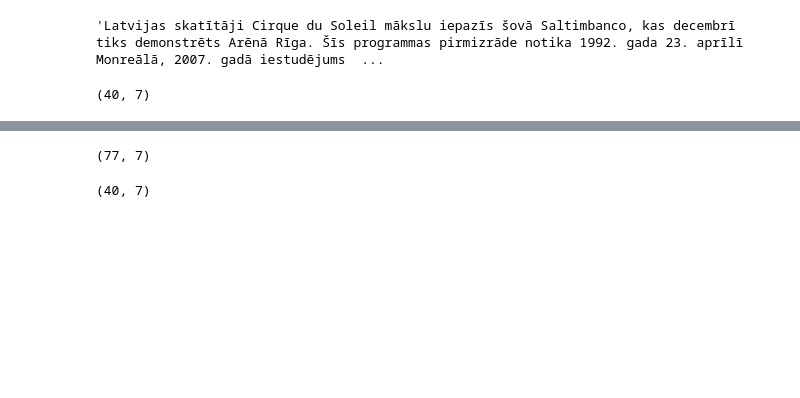
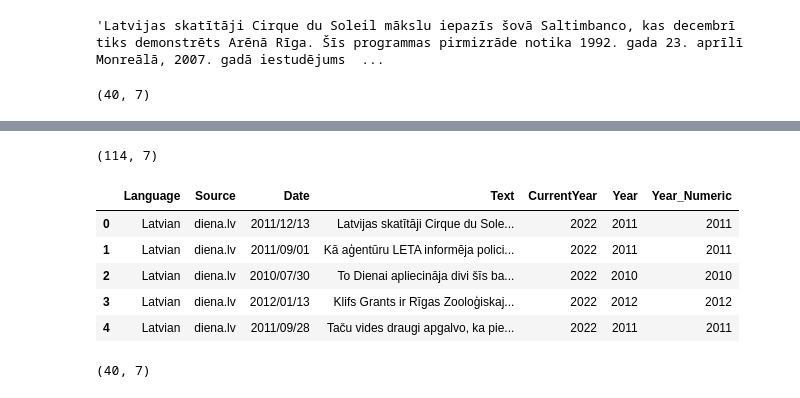
Before and after one commit to ValRCS/BSSDH_22, a Jupyter notebook: notebooks/Filtering Documents with Pandas.ipynb, the cells around one changed output, grey strips where cells are left out. Drawn from its saved outputs; the diff is of its cells as text; code cells hidden in the pictures; blank space fills up the shorter version.

```diff
--- a/notebooks/Filtering Documents with Pandas.ipynb
+++ b/notebooks/Filtering Documents with Pandas.ipynb
@@ -253,9 +282,18 @@ d_Riga_3.shape
 # %%
 # How about combining our dataframes assuming they have same type of rows?
-df_combined = pandas.concat([d_Riga, d_Riga_2], ignore_index = True) # index is not meaningful here so we drop it
+df_combined = pandas.concat([d_Riga, d_Riga_2, d_Riga_3], ignore_index = True) # index is not meaningful here so we drop it
 df_combined.shape
 # %% [output]
-(77, 7)
+(114, 7)
+# %%
+df_combined.head()
+# %% [output]
+|  | Language | Source | Date | Text | CurrentYear | Year | Year_Numeric |
+| 0 | Latvian | diena.lv | 2011/12/13 | Latvijas skatītāji Cirque du Sole... | 2022 | 2011 | 2011 |
+| 1 | Latvian | diena.lv | 2011/09/01 | Kā aģentūru LETA informēja polici... | 2022 | 2011 | 2011 |
+| 2 | Latvian | diena.lv | 2010/07/30 | To Dienai apliecināja divi šīs ba... | 2022 | 2010 | 2010 |
+| 3 | Latvian | diena.lv | 2012/01/13 | Klifs Grants ir Rīgas Zooloģiskaj... | 2022 | 2012 | 2012 |
+| 4 | Latvian | diena.lv | 2011/09/28 | Taču vides draugi apgalvo, ka pie... | 2022 | 2011 | 2011 |
 # %%
 # we have quite a few duplicate rows here
 # Let's drop them: https://pandas.pydata.org/docs/reference/api/pandas.DataFrame.drop_duplicates.html
```
Also changed, not shown: parts of 24 cells of this notebook.
